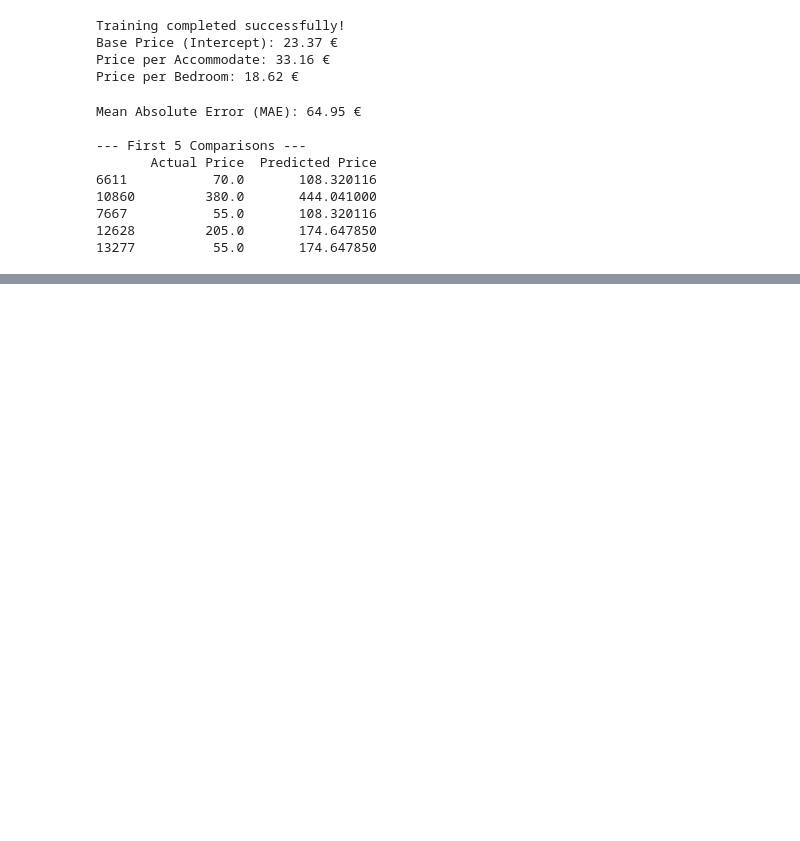
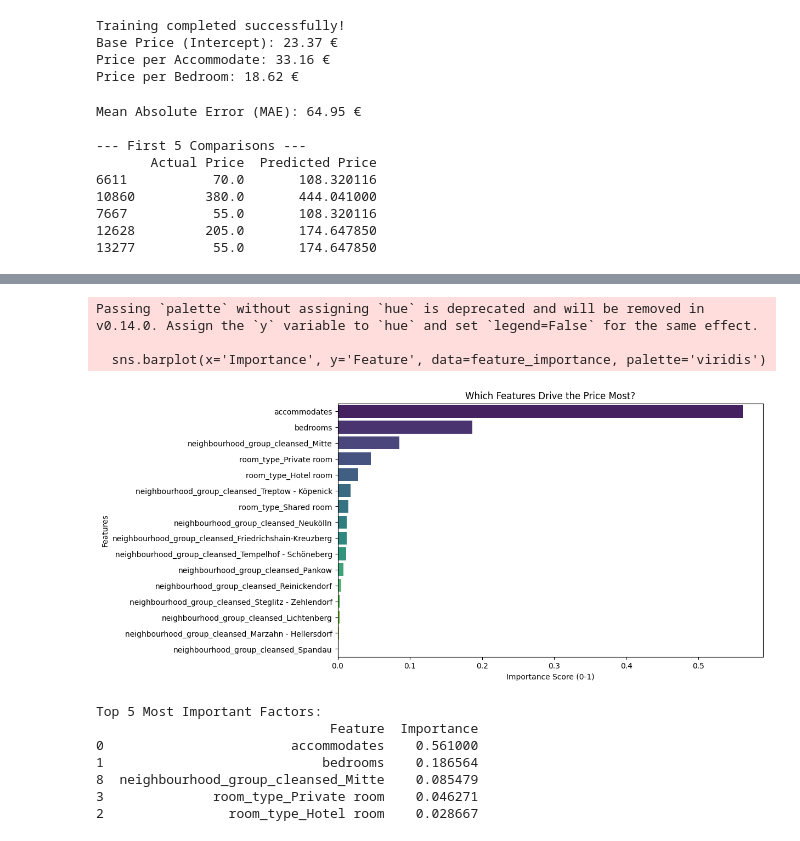
Before and after one commit to aycaya/AI-Projects, a Jupyter notebook: 02_Berlin_Price_Prediction.ipynb, the cells around one changed output, grey strips where cells are left out. Saved outputs shown, nothing was run; the diff lists cells and outputs as text; code cells hidden in the pictures; blank space fills up the shorter version.

Commit message:
Berlin House Price Prediction: Final Random Forest model with outlier filtering

```diff
--- a/02_Berlin_Price_Prediction.ipynb
+++ b/02_Berlin_Price_Prediction.ipynb
@@ -96,0 +253,40 @@ Mean Absolute Error (MAE): 64.95 €
+# %%
+# --- STEP 5: Feature Importance ---
+
+import pandas as pd
+import matplotlib.pyplot as plt
+import seaborn as sns
+
+# 1. Extract Feature Importance
+# We ask the Random Forest model: "Which features were most useful for predicting price?"
+feature_importance = pd.DataFrame({
+    'Feature': X_train_v3.columns,
+    'Importance': rf_model.feature_importances_
+}).sort_values(by='Importance', ascending=False) # Sort from most important to least
+
+# 2. Visualize the Data
+# A bar chart to easily see the winners and losers.
+plt.figure(figsize=(10, 6))
+sns.barplot(x='Importance', y='Feature', data=feature_importance, palette='viridis')
+
+# Add titles and labels for clarity
+plt.title('Which Features Drive the Price Most?')
+plt.xlabel('Importance Score (0-1)')
+plt.ylabel('Features')
+plt.show()
+
+# 3. Print the Top 5 Factors numerically
+print("Top 5 Most Important Factors:")
+print(feature_importance.head(5))
+# %% [output]
+Passing `palette` without assigning `hue` is deprecated and will be removed in v0.14.0. Assign the `y` variable to `hue` and set `legend=False` for the same effect.
+
+  sns.barplot(x='Importance', y='Feature', data=feature_importance, palette='viridis')
+[figure, added]
+Top 5 Most Important Factors:
+                              Feature  Importance
+0                        accommodates    0.561000
+1                            bedrooms    0.186564
+8  neighbourhood_group_cleansed_Mitte    0.085479
+3              room_type_Private room    0.046271
+2                room_type_Hotel room    0.028667
```
Also changed, not shown: parts of 6 cells of this notebook.
